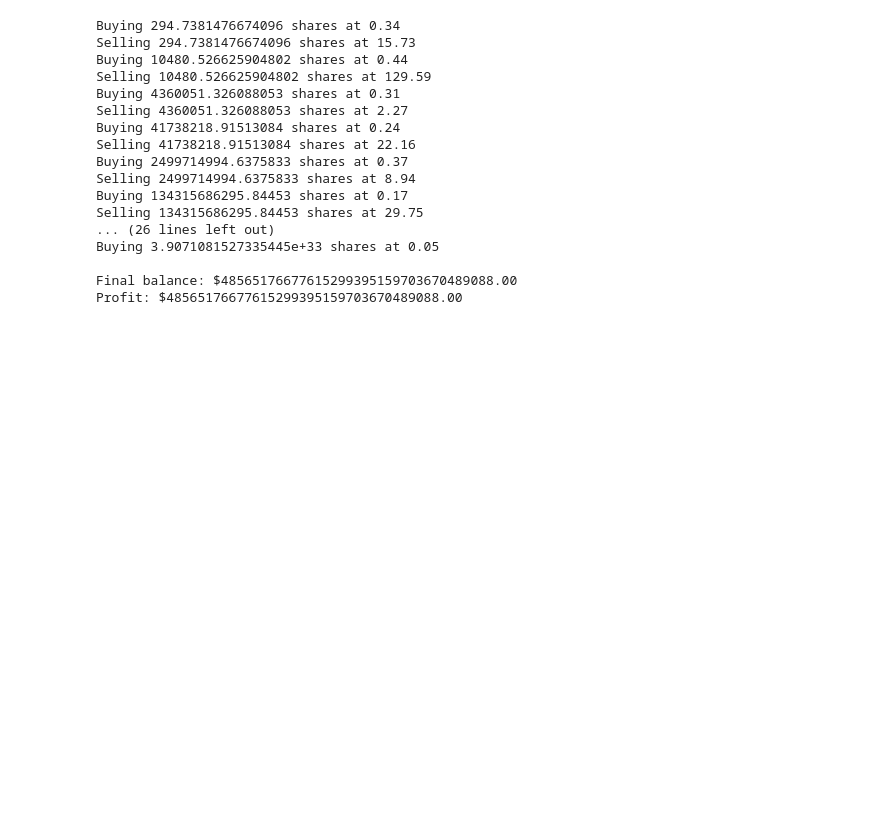
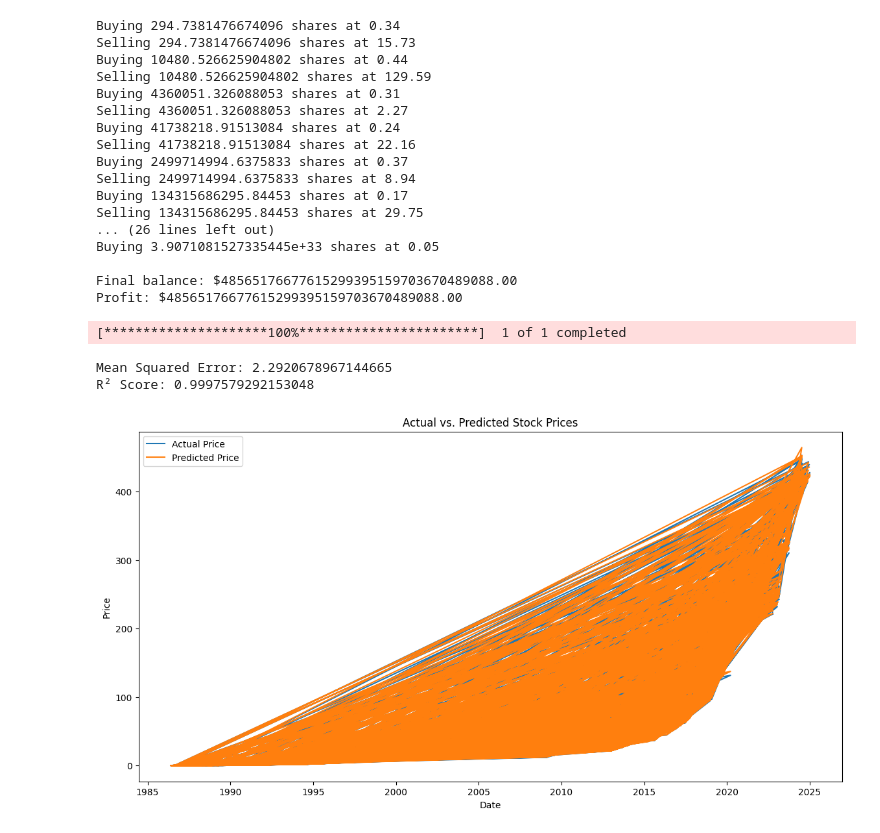
Before and after one commit to siddiskid/stock_price_predictior, a Jupyter notebook: predict.ipynb, the cells around one changed output. Cells and saved outputs as stored; diff of their text form; code cells hidden in the pictures; blank space fills up the shorter version.

Commit message:
used the same pipeline to predict msft stocks

```diff
--- a/predict.ipynb
+++ b/predict.ipynb
@@ -108,3 +108,43 @@ Buying 3.9071081527335445e+33 shares at 0.05
 
 Final balance: $48565176677615299395159703670489088.00
 Profit: $48565176677615299395159703670489088.00
+# %%
+data = yf.download("MSFT")
+data
+
+# moving averages
+data['MA_10'] = data['Close'].rolling(window=10).mean()
+data['MA_50'] = data['Close'].rolling(window=50).mean()
+
+data = data.dropna()
+
+X = data[['Close', 'MA_10', 'MA_50']]
+y = data['Close'].shift(-1).dropna()
+X = X[:-1]
+
+X_train, X_test, y_train, y_test = train_test_split(X, y, test_size=0.2, random_state=42)
+
+# fitting, testing
+model = LinearRegression()
+model.fit(X_train, y_train)
+
+predictions = model.predict(X_test)
+
+mse = mean_squared_error(y_test, predictions)
+r2 = r2_score(y_test, predictions)
+print(f'Mean Squared Error: {mse}')
+print(f'R² Score: {r2}')
+
+plt.figure(figsize=(14, 7))
+plt.plot(y_test.index, y_test.values, label='Actual Price')
+plt.plot(y_test.index, predictions, label='Predicted Price')
+plt.xlabel('Date')
+plt.ylabel('Price')
+plt.title('Actual vs. Predicted Stock Prices')
+plt.legend()
+plt.show()
+# %% [output]
+[*********************100%***********************]  1 of 1 completed
+Mean Squared Error: 2.2920678967144665
+R² Score: 0.9997579292153048
+[figure, added]
```
